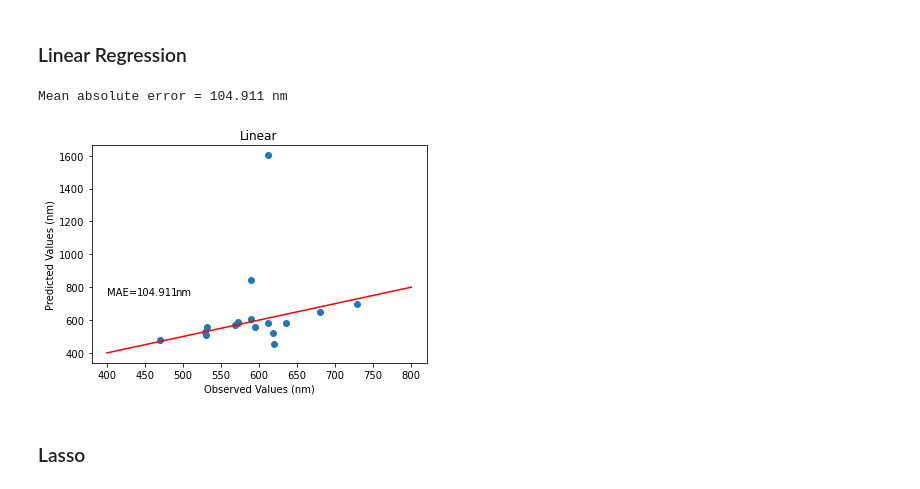
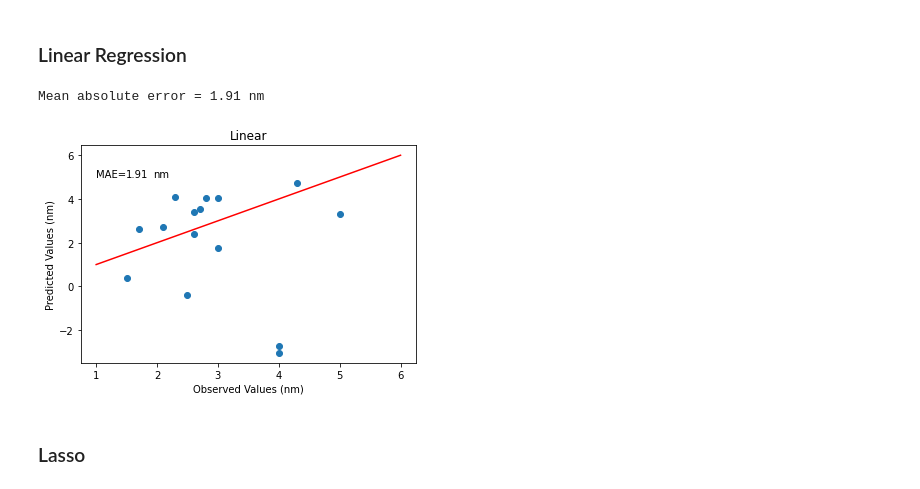
Before and after one commit to Health-Universe/Indium-Phosphide, a Jupyter notebook: notebook/flo/2. Flo diameter.ipynb, the cells around one changed output. Drawn from its saved outputs; the diff is of its cells as text; code cells hidden in the pictures.

```diff
--- a/notebook/flo/2. Flo diameter.ipynb
+++ b/notebook/flo/2. Flo diameter.ipynb
@@ -26,6 +26,6 @@ df_em = pd.read_csv("dataset_scaled_em.csv")
 # %%
 #Checks the column names, and ensures that they do not have any leading or trailing spaces
-df_em.columns = df_em.columns.str.strip()
+df_diam.columns = df_diam.columns.str.strip()
 # %%
 # Input for ML models
 
@@ -264,5 +223,5 @@ Wall time: 1min 44s
 # %%
-ET_regr = ExtraTreesRegressor(n_estimators=361, min_samples_split=5, min_samples_leaf=5, random_state=193)
+ET_regr = ExtraTreesRegressor(n_estimators=529, min_samples_split=6, min_samples_leaf=6)
 
 ET_regr.fit(X_train, np.ravel(Y_train))
 
@@ -273,12 +232,12 @@ print("Mean absolute error =", round(ET_mae,3), 'nm')
 
 plt.figure()
 plt.title("Extra Trees")
-plt.plot(Y_test, DT_Y_pred, 'o')
+plt.plot(Y_test, ET_Y_pred, 'o')
 plt.xlabel('Observed Values (nm)')
 plt.ylabel('Predicted Values (nm)')
-plt.plot([400,800],[400,800], color = 'r')
-plt.text(400, 750, 'MAE=' , fontdict=None)
-plt.text(440, 750, round(ET_mae,3), fontdict=None)
-plt.text(490, 750, 'nm', fontdict=None)
+plt.plot([1,6],[1,6], color = 'r')
+plt.text(1, 5, 'MAE=' , fontdict=None)
+plt.text(1.49, 5, round(ET_mae,3) , fontdict=None)
+plt.text(1.94, 5, 'nm', fontdict=None)
 plt.show()
 # %% [output]
@@ -310,6 +269,6 @@ CPU times: user 2.79 s, sys: 73.9 ms, total: 2.86 s
 Wall time: 1min 16s
 # %%
-AB_regr = AdaBoostRegressor(n_estimators=189, loss='exponential', learning_rate=4)
+AB_regr = AdaBoostRegressor(n_estimators=129, loss='linear', learning_rate=1)
 
 AB_regr.fit(X_train, np.ravel(Y_train))
 AB_Y_pred = AB_regr.predict(X_test)
@@ -322,9 +281,9 @@ plt.title("Ada Boost")
 plt.plot(Y_test, AB_Y_pred, 'o')
 plt.xlabel('Observed Values (nm)')
 plt.ylabel('Predicted Values (nm)')
-plt.plot([400,800],[400,800], color = 'r')
-plt.text(400, 750, 'MAE=' , fontdict=None)
-plt.text(440, 750, round(AB_mae,3), fontdict=None)
-plt.text(490, 750, 'nm', fontdict=None)
+plt.plot([1,6],[1,6], color = 'r')
+plt.text(1, 5, 'MAE=' , fontdict=None)
+plt.text(1.49, 5, round(AB_mae,3) , fontdict=None)
+plt.text(1.94, 5, 'nm', fontdict=None)
 plt.show()
 # %% [output]
@@ -358,5 +360,5 @@ Wall time: 1min 13s
 # %%
-GB_regr = GradientBoostingRegressor(n_estimators=838, min_samples_split=15, min_samples_leaf=4, max_depth=24)
+GB_regr = GradientBoostingRegressor(n_estimators=801, min_samples_split=18, min_samples_leaf=1, max_depth=17, random_state=174)
 
 GB_regr.fit(X_train, np.ravel(Y_train))
 GB_Y_pred = GB_regr.predict(X_test)
@@ -369,9 +371,9 @@ plt.title("Gradient Boosting")
 plt.plot(Y_test, GB_Y_pred, 'o')
 plt.xlabel('Observed Values (nm)')
 plt.ylabel('Predicted Values (nm)')
-plt.plot([400,800],[400,800], color = 'r')
-plt.text(400, 750, 'MAE=' , fontdict=None)
-plt.text(440, 750, round(GB_mae,3), fontdict=None)
-plt.text(490, 750, 'nm', fontdict=None)
+plt.plot([1,6],[1,6], color = 'r')
+plt.text(1, 5, 'MAE=' , fontdict=None)
+plt.text(1.49, 5, round(GB_mae,3) , fontdict=None)
+plt.text(1.94, 5, 'nm', fontdict=None)
 plt.show()
 # %% [output]
@@ -384,26 +386,26 @@ Mean absolute error = 34.603 nm
 # %%
 #using random search parameters
 Linear_regr = LinearRegression()
 Linear_regr.fit(X_train, np.ravel(Y_train))
 
 Linear_Y_pred = Linear_regr.predict(X_test)
 
 Linear_mae = mean_absolute_error(Y_test, Linear_Y_pred)
 print("Mean absolute error =", round(Linear_mae,3), 'nm')
 
 plt.figure()
 plt.title("Linear")
 plt.plot(Y_test, Linear_Y_pred, 'o')
 plt.xlabel('Observed Values (nm)')
 plt.ylabel('Predicted Values (nm)')
-plt.plot([400,800],[400,800], color = 'r')
-plt.text(400, 750, 'MAE=' , fontdict=None)
-plt.text(440, 750, round(Linear_mae,3), fontdict=None)
-plt.text(490, 750, 'nm', fontdict=None)
+plt.plot([1,6],[1,6], color = 'r')
+plt.text(1, 5, 'MAE=' , fontdict=None)
+plt.text(1.49, 5, round(Linear_mae,3) , fontdict=None)
+plt.text(1.94, 5, 'nm', fontdict=None)
 plt.show()
 # %% [output]
-Mean absolute error = 104.911 nm
+Mean absolute error = 1.91 nm
-[figure, old version]
+[figure, new version]
 # %% [markdown]
 ### Lasso
 # %%
```
Also changed, not shown: parts of 33 cells of this notebook, 1 other file.
